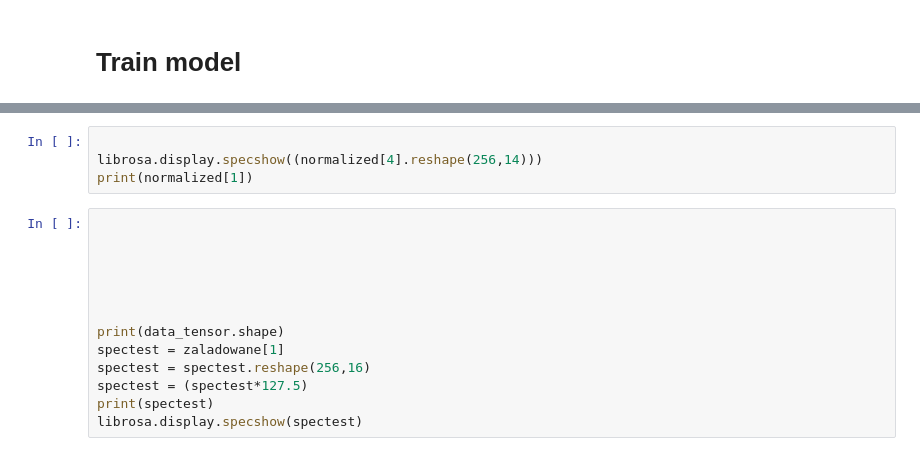
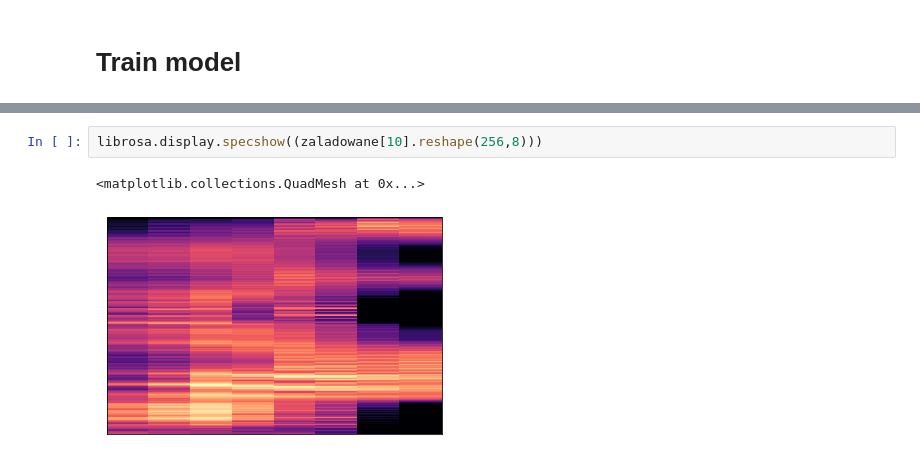
Before and after one commit to MrCogito/Spectrogram-Generator, a Jupyter notebook: Model.ipynb, the cells around one changed output, grey strips where cells are left out. Cells and saved outputs as stored; diff of their text form.

```diff
--- a/Model.ipynb
+++ b/Model.ipynb
@@ -450,17 +448,5 @@ librosa.display.specshow((normalized[12].reshape(256,14)))
-# %%
-
-librosa.display.specshow((normalized[4].reshape(256,14)))
-print(normalized[1])
-# %%
-
-
-
-
-
-
-print(data_tensor.shape)
-spectest = zaladowane[1]
-spectest = spectest.reshape(256,16)
-spectest = (spectest*127.5)
-print(spectest)
-librosa.display.specshow(spectest)
+# %%
+librosa.display.specshow((zaladowane[10].reshape(256,8)))
+# %% [output]
+<matplotlib.collections.QuadMesh at 0x...>
+[figure, added]
```
Also changed, not shown: parts of 27 cells of this notebook.
